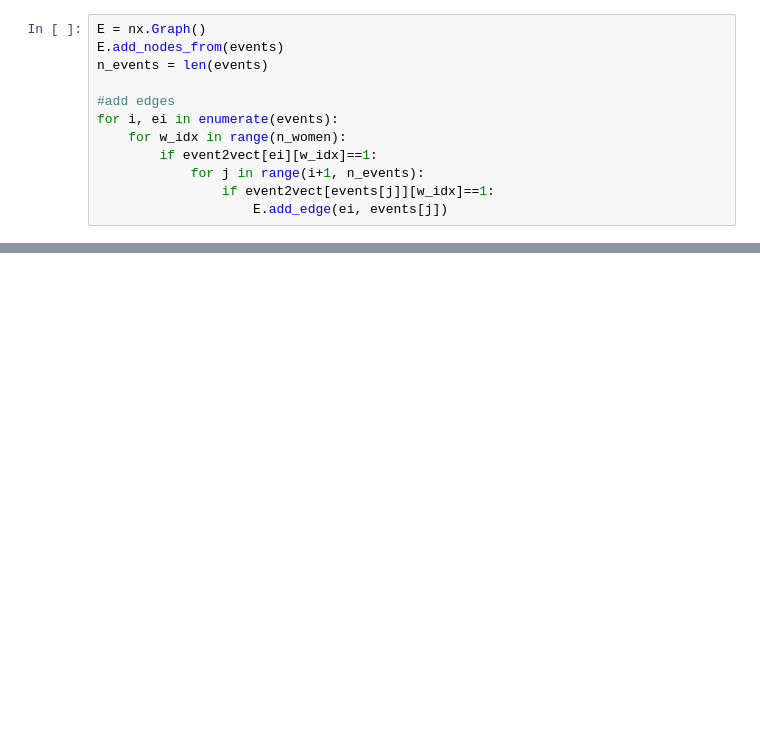
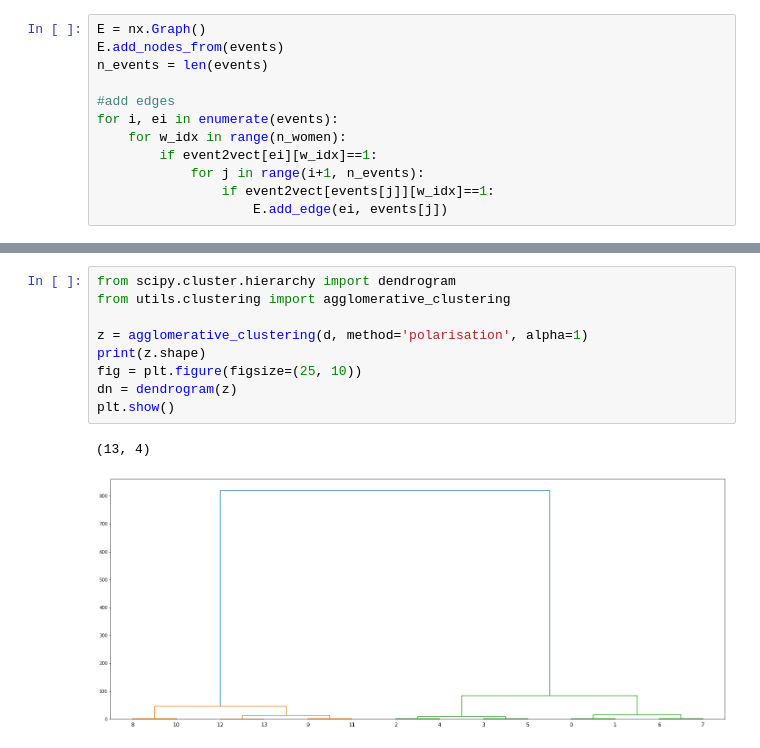
Before and after one commit to adrifcid/polarisation, a Jupyter notebook: notebooks/SouthernWomen.ipynb, the cells around one changed output, grey strips where cells are left out. Saved outputs shown, nothing was run; the diff lists cells and outputs as text; blank space fills up the shorter version.

Commit message:
add clustering code and polish SouthernWomen nb

```diff
--- a/notebooks/SouthernWomen.ipynb
+++ b/notebooks/SouthernWomen.ipynb
@@ -195,0 +282,12 @@ array([[12.        , 13.        ,  0.        ,  2.        ],
+# %%
+from scipy.cluster.hierarchy import dendrogram
+from utils.clustering import agglomerative_clustering
+
+z = agglomerative_clustering(d, method='polarisation', alpha=1)
+print(z.shape)
+fig = plt.figure(figsize=(25, 10))
+dn = dendrogram(z)
+plt.show()
+# %% [output]
+(13, 4)
+[figure, added]
```
Also changed, not shown: parts of 30 cells of this notebook, 1 other file.
